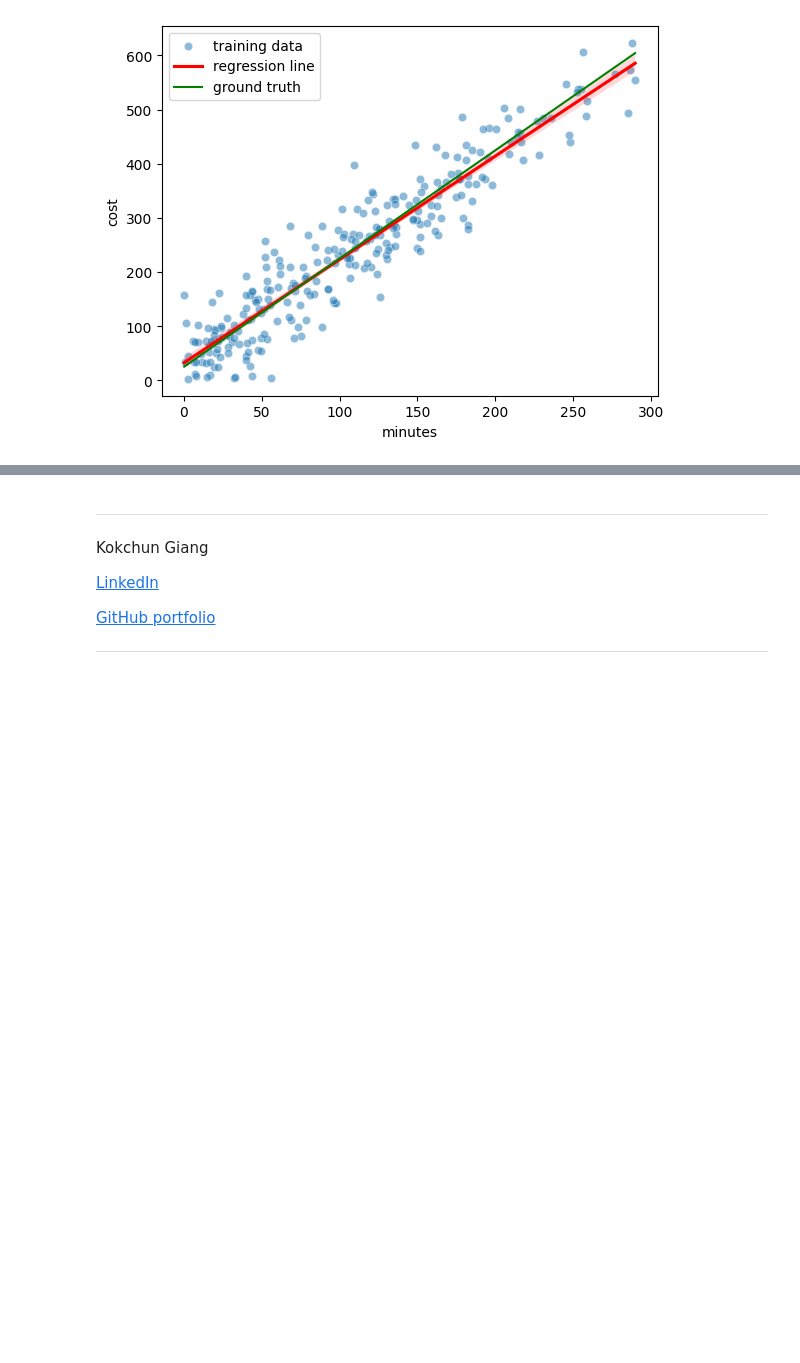
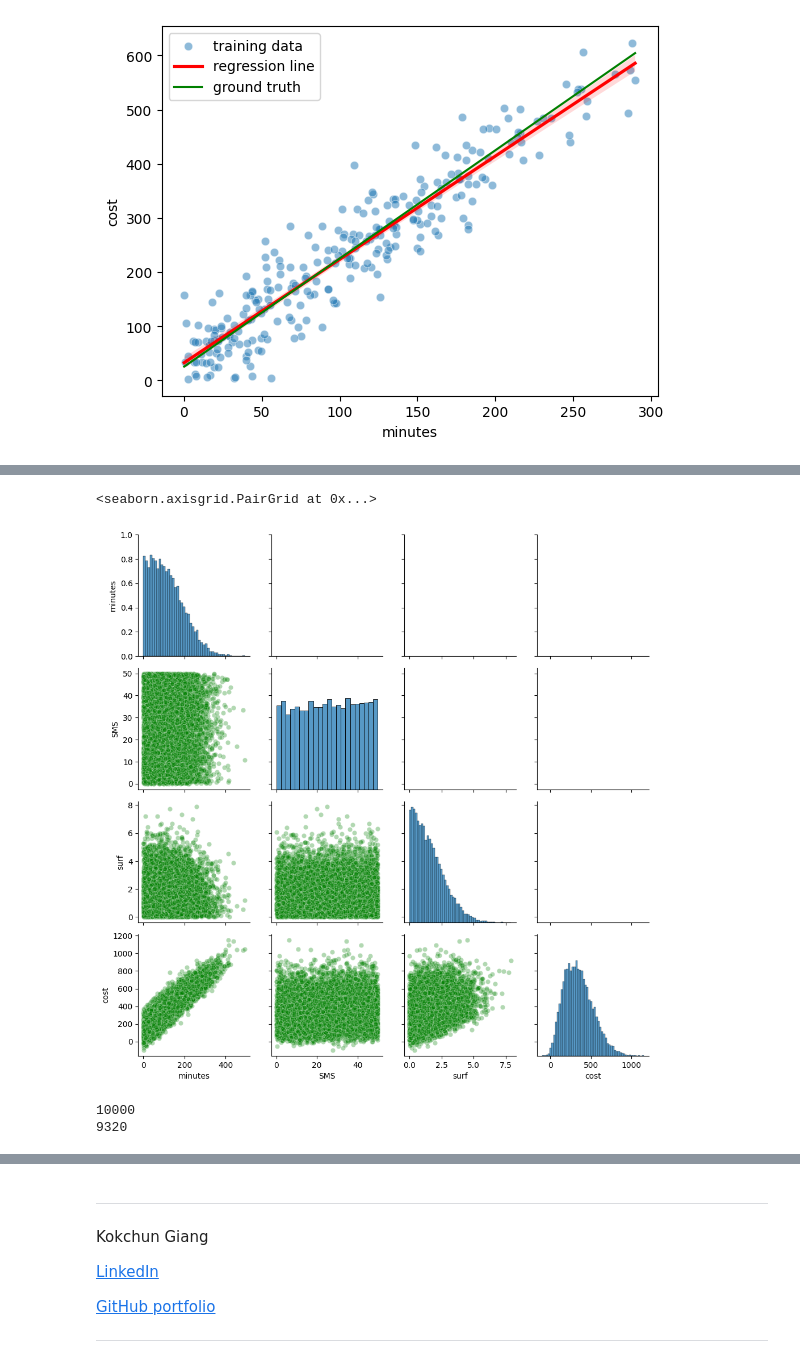
Before and after one commit to nabil0n/MachineLearning-Isak-Andersson, a Jupyter notebook: Exercises/E00_linear_regression.ipynb, the cells around one changed output, grey strips where cells are left out. Saved outputs shown, nothing was run; the diff lists cells and outputs as text; code cells hidden in the pictures; blank space fills up the shorter version.

```diff
--- a/Exercises/E00_linear_regression.ipynb
+++ b/Exercises/E00_linear_regression.ipynb
@@ -374,3 +408,32 @@ d)
 </details>
 
 ---
+# %%
+#a)
+np.random.seed(42)
+
+x1 = abs(np.random.normal(100, 100, 10000))
+x2 = np.random.uniform(0, 50, 10000)
+x3 = abs(np.random.normal(0, 2, 10000))
+noise = np.random.normal(0, 50, 10000)
+
+y2 = 25 + 2*x1 + 0.5*x2 + 50*x3 + noise
+
+df2 = pd.DataFrame({'minutes': x1, 'SMS': x2, 'surf': x3, 'cost': y2})
+df2.insert(0, "Intercept", 1)
+# %%
+# b)
+g = sns.PairGrid(df2[["minutes", "SMS", "surf", "cost"]])
+g.map_diag(sns.histplot)
+g.map_lower(sns.scatterplot, alpha=0.3, color='green')
+# %% [output]
+<seaborn.axisgrid.PairGrid at 0x...>
+[figure, added]
+# %%
+# c)
+print(len(df2))
+df2 = df2[(df2['surf'] < 4) & (df2['minutes'] < 300) & (df2['cost'] > 0)]
+print(len(df2))
+# %% [output]
+10000
+9320
```
Also changed, not shown: parts of 3 cells of this notebook.
